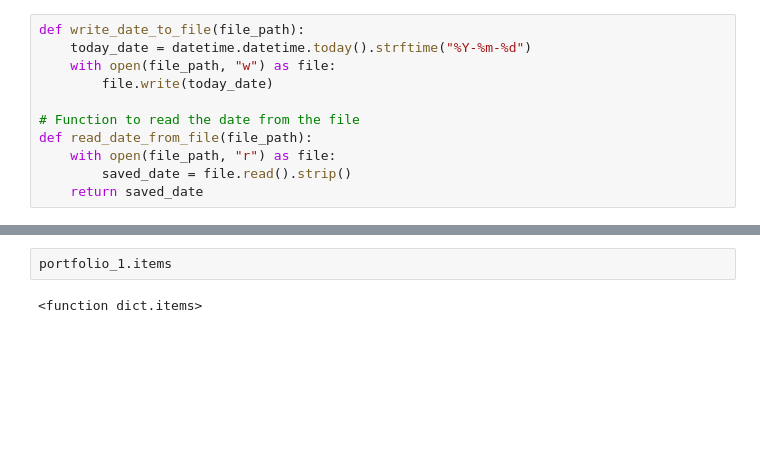
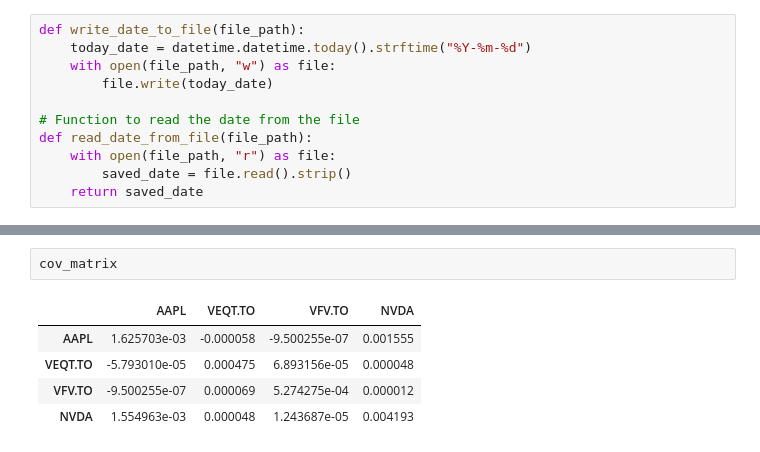
Before and after one commit to AliAbidi555/portfolio_management, a Jupyter notebook: portfolio_op.ipynb, the cells around one changed output, grey strips where cells are left out. Drawn from its saved outputs; the diff is of its cells as text; blank space fills up the shorter version.

```diff
--- a/portfolio_op.ipynb
+++ b/portfolio_op.ipynb
@@ -252,7 +372,11 @@ portfolio_returns
 # %%
-portfolio_1.items
+cov_matrix
 # %% [output]
-<function dict.items>
+|  | AAPL | VEQT.TO | VFV.TO | NVDA |
+| AAPL | 1.625703e-03 | -0.000058 | -9.500255e-07 | 0.001555 |
+| VEQT.TO | -5.793010e-05 | 0.000475 | 6.893156e-05 | 0.000048 |
+| VFV.TO | -9.500255e-07 | 0.000069 | 5.274275e-04 | 0.000012 |
+| NVDA | 1.554963e-03 | 0.000048 | 1.243687e-05 | 0.004193 |
 # %%
 import requests
 
```
Also changed, not shown: parts of 10 cells of this notebook, 1 other file.
